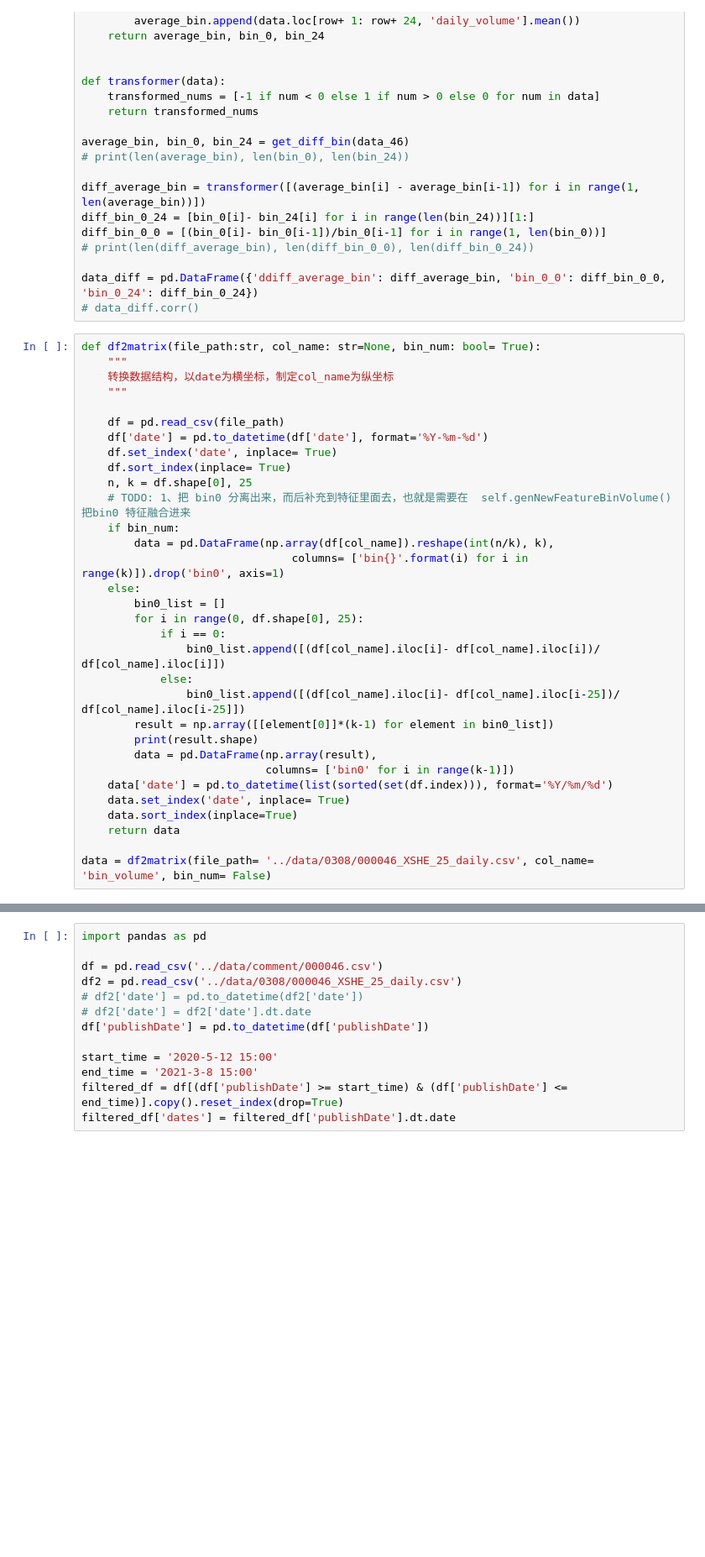
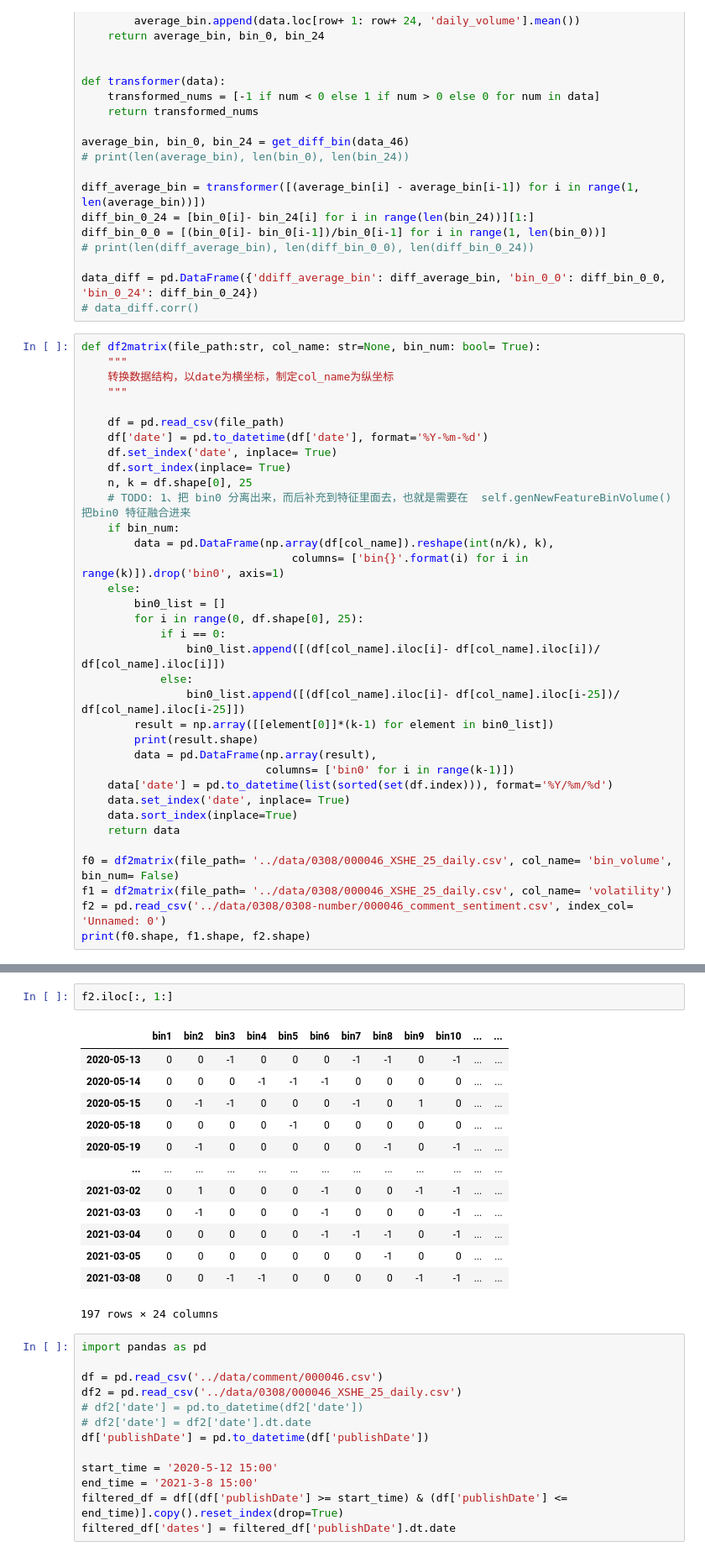
Before and after one commit to shangxiaaabb/StockTradePrediction, a Jupyter notebook: gcn/model/test.ipynb, the cells around one changed output, grey strips where cells are left out. Shown at 84% size. Cells and saved outputs as stored; diff of their text form; blank space fills up the shorter version.

```diff
--- a/gcn/model/test.ipynb
+++ b/gcn/model/test.ipynb
@@ -60,6 +60,9 @@ def df2matrix(file_path:str, col_name: str=None, bin_num: bool= True):
     data.sort_index(inplace=True)
     return data
 
-data = df2matrix(file_path= '../data/0308/000046_XSHE_25_daily.csv', col_name= 'bin_volume', bin_num= False)
+f0 = df2matrix(file_path= '../data/0308/000046_XSHE_25_daily.csv', col_name= 'bin_volume', bin_num= False)
+f1 = df2matrix(file_path= '../data/0308/000046_XSHE_25_daily.csv', col_name= 'volatility')
+f2 = pd.read_csv('../data/0308/0308-number/000046_comment_sentiment.csv', index_col= 'Unnamed: 0')
+print(f0.shape, f1.shape, f2.shape)
 # %% [output]
 (197, 24)
@@ -66,3 +97,19 @@ data = df2matrix(file_path= '../data/0308/000046_XSHE_25_daily.csv', col_name= '
+# %%
+f2.iloc[:, 1:]
+# %% [output]
+|  | bin1 | bin2 | bin3 | bin4 | bin5 | bin6 | bin7 | bin8 | bin9 | bin10 | ... | ... |
+| 2020-05-13 | 0 | 0 | -1 | 0 | 0 | 0 | -1 | -1 | 0 | -1 | ... | ... |
+| 2020-05-14 | 0 | 0 | 0 | -1 | -1 | -1 | 0 | 0 | 0 | 0 | ... | ... |
+| 2020-05-15 | 0 | -1 | -1 | 0 | 0 | 0 | -1 | 0 | 1 | 0 | ... | ... |
+| 2020-05-18 | 0 | 0 | 0 | 0 | -1 | 0 | 0 | 0 | 0 | 0 | ... | ... |
+| 2020-05-19 | 0 | -1 | 0 | 0 | 0 | 0 | 0 | -1 | 0 | -1 | ... | ... |
+| ... | ... | ... | ... | ... | ... | ... | ... | ... | ... | ... | ... | ... |
+| 2021-03-02 | 0 | 1 | 0 | 0 | 0 | -1 | 0 | 0 | -1 | -1 | ... | ... |
+| 2021-03-03 | 0 | -1 | 0 | 0 | 0 | -1 | 0 | 0 | 0 | -1 | ... | ... |
+| 2021-03-04 | 0 | 0 | 0 | 0 | 0 | -1 | -1 | -1 | 0 | -1 | ... | ... |
+| 2021-03-05 | 0 | 0 | 0 | 0 | 0 | 0 | 0 | -1 | 0 | 0 | ... | ... |
+| 2021-03-08 | 0 | 0 | -1 | -1 | 0 | 0 | 0 | 0 | -1 | -1 | ... | ... |
+197 rows × 24 columns
 # %%
 import pandas as pd
 
```
Also changed, not shown: parts of 4 cells of this notebook, 4 other files.
